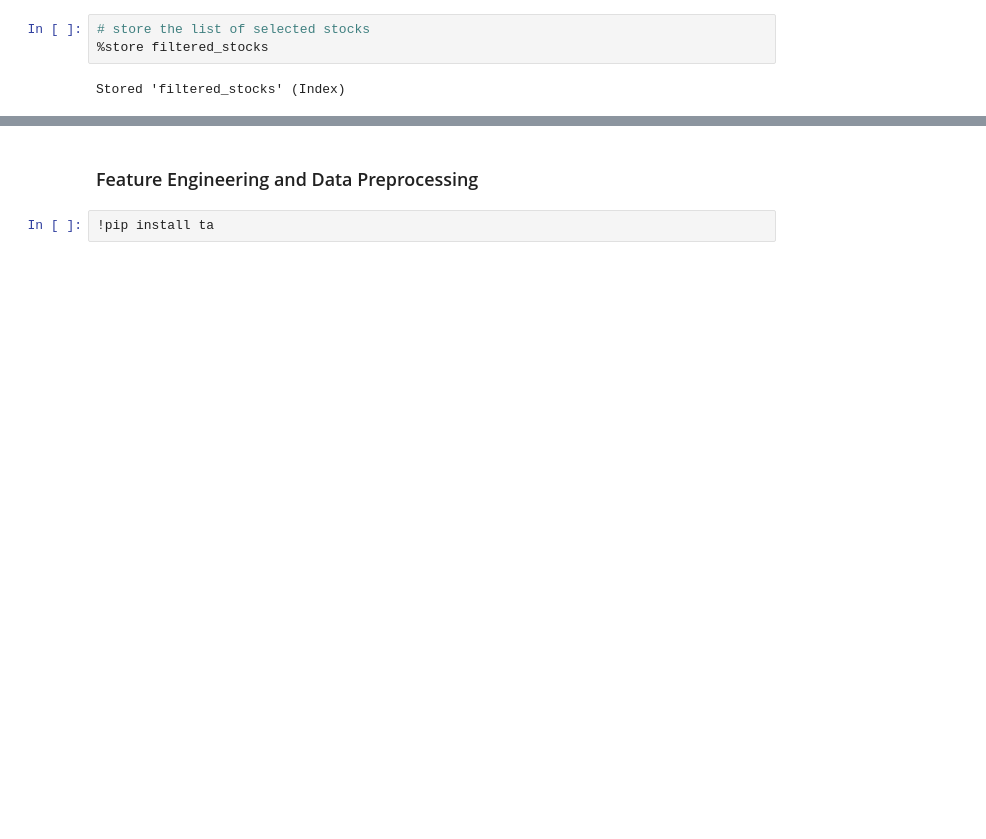
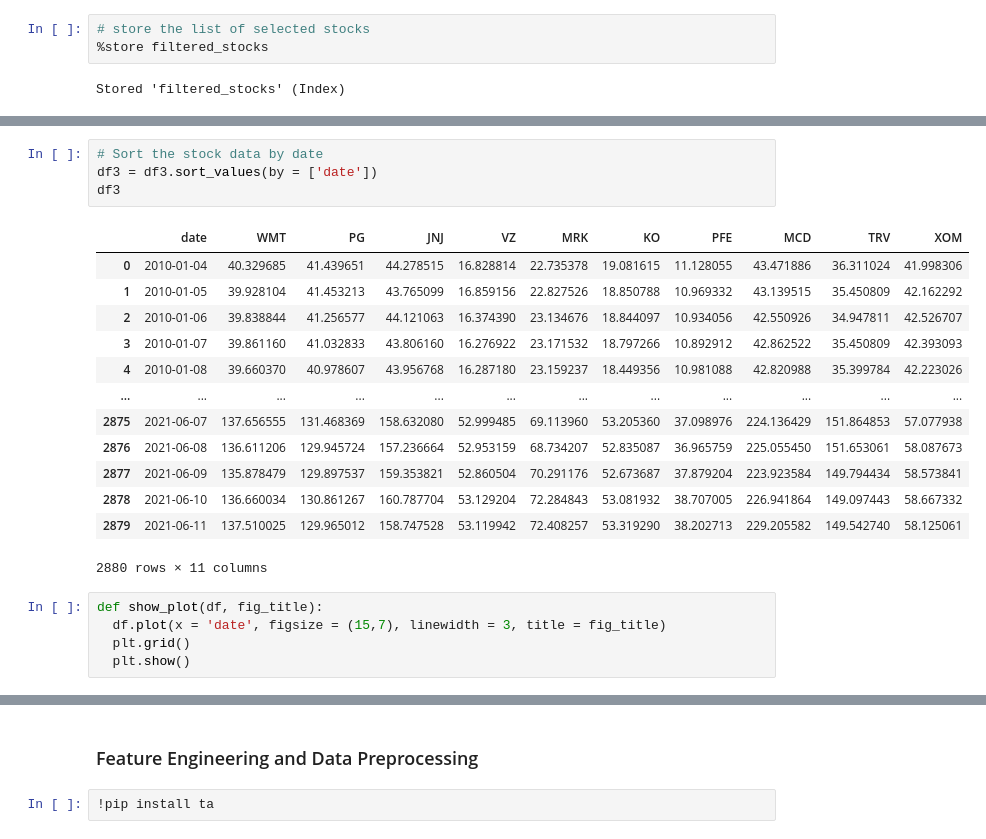
Before and after one commit to Eminent01/AMMI_Research, a Jupyter notebook: AMMI_Research2.ipynb, the cells around one changed output, grey strips where cells are left out. Drawn from its saved outputs; the diff is of its cells as text; blank space fills up the shorter version.

```diff
--- a/AMMI_Research2.ipynb
+++ b/AMMI_Research2.ipynb
@@ -460,0 +444,23 @@ Stored 'filtered_stocks' (Index)
+# %%
+# Sort the stock data by date
+df3 = df3.sort_values(by = ['date'])
+df3
+# %% [output]
+|  | date | WMT | PG | JNJ | VZ | MRK | KO | PFE | MCD | TRV | XOM |
+| 0 | 2010-01-04 | 40.329685 | 41.439651 | 44.278515 | 16.828814 | 22.735378 | 19.081615 | 11.128055 | 43.471886 | 36.311024 | 41.998306 |
+| 1 | 2010-01-05 | 39.928104 | 41.453213 | 43.765099 | 16.859156 | 22.827526 | 18.850788 | 10.969332 | 43.139515 | 35.450809 | 42.162292 |
+| 2 | 2010-01-06 | 39.838844 | 41.256577 | 44.121063 | 16.374390 | 23.134676 | 18.844097 | 10.934056 | 42.550926 | 34.947811 | 42.526707 |
+| 3 | 2010-01-07 | 39.861160 | 41.032833 | 43.806160 | 16.276922 | 23.171532 | 18.797266 | 10.892912 | 42.862522 | 35.450809 | 42.393093 |
+| 4 | 2010-01-08 | 39.660370 | 40.978607 | 43.956768 | 16.287180 | 23.159237 | 18.449356 | 10.981088 | 42.820988 | 35.399784 | 42.223026 |
+| ... | ... | ... | ... | ... | ... | ... | ... | ... | ... | ... | ... |
+| 2875 | 2021-06-07 | 137.656555 | 131.468369 | 158.632080 | 52.999485 | 69.113960 | 53.205360 | 37.098976 | 224.136429 | 151.864853 | 57.077938 |
+| 2876 | 2021-06-08 | 136.611206 | 129.945724 | 157.236664 | 52.953159 | 68.734207 | 52.835087 | 36.965759 | 225.055450 | 151.653061 | 58.087673 |
+| 2877 | 2021-06-09 | 135.878479 | 129.897537 | 159.353821 | 52.860504 | 70.291176 | 52.673687 | 37.879204 | 223.923584 | 149.794434 | 58.573841 |
+| 2878 | 2021-06-10 | 136.660034 | 130.861267 | 160.787704 | 53.129204 | 72.284843 | 53.081932 | 38.707005 | 226.941864 | 149.097443 | 58.667332 |
+| 2879 | 2021-06-11 | 137.510025 | 129.965012 | 158.747528 | 53.119942 | 72.408257 | 53.319290 | 38.202713 | 229.205582 | 149.542740 | 58.125061 |
+2880 rows × 11 columns
+# %%
+def show_plot(df, fig_title):
+  df.plot(x = 'date', figsize = (15,7), linewidth = 3, title = fig_title)
+  plt.grid()
+  plt.show()
```
Also changed, not shown: parts of 33 cells of this notebook.
